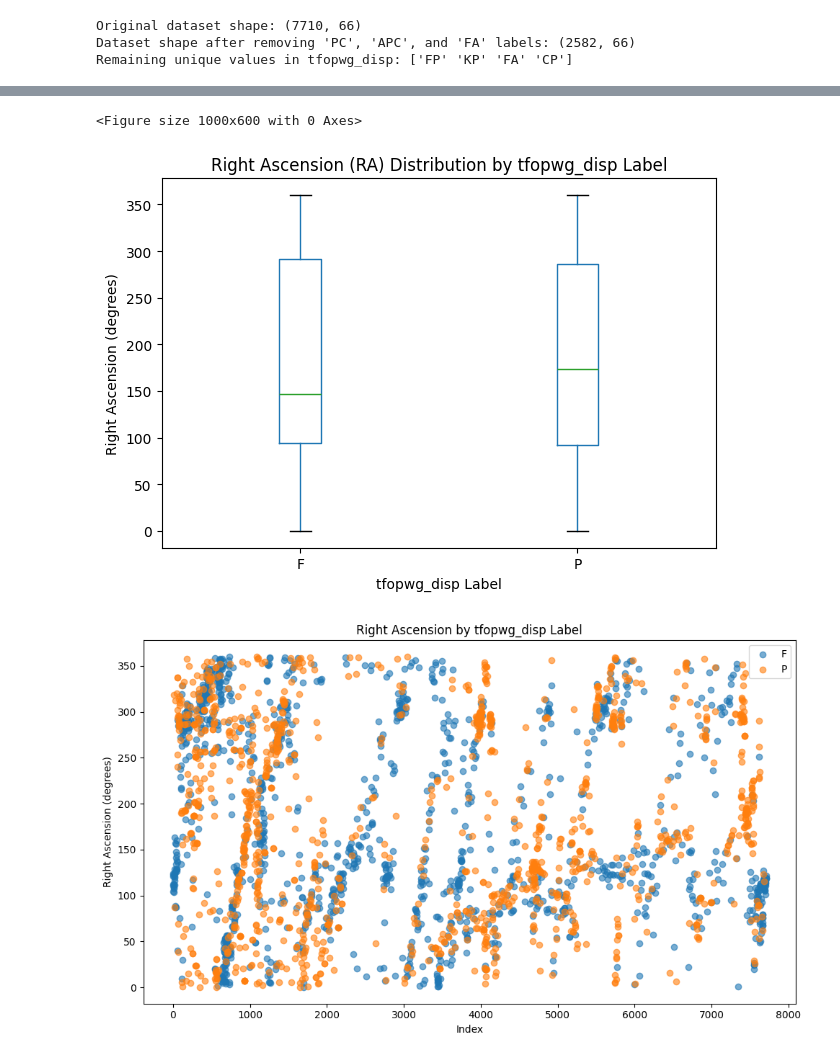
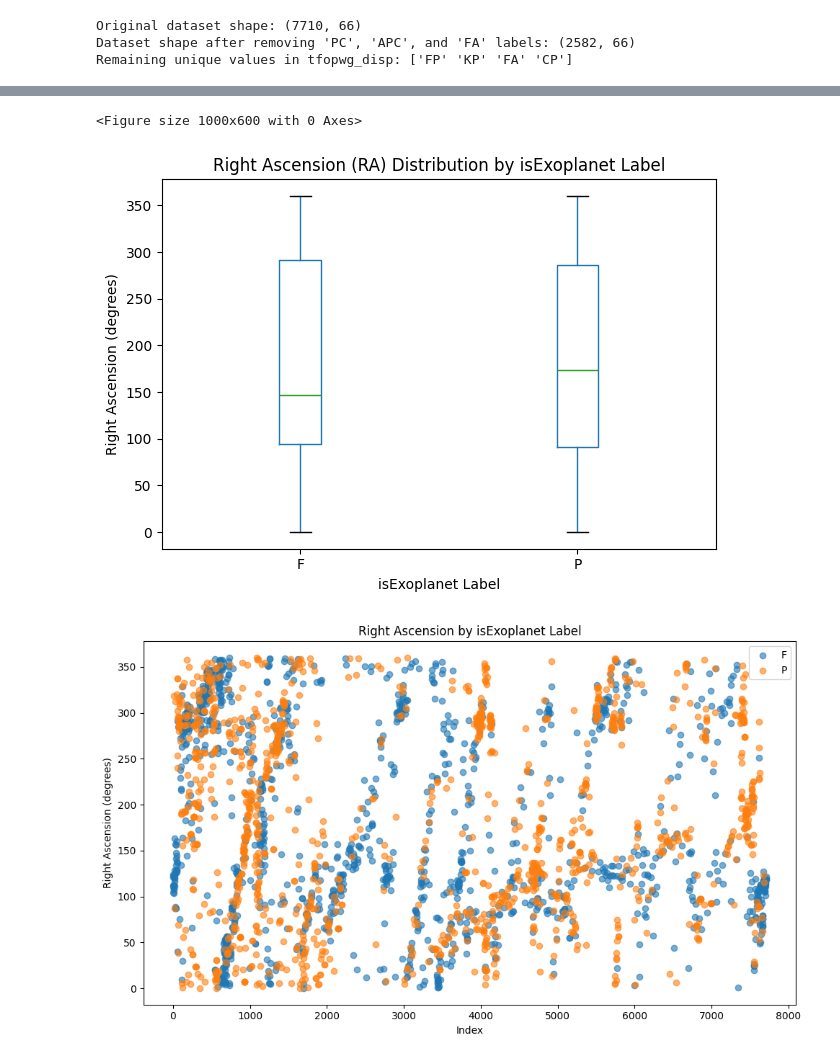
Before and after one commit to Thomaslund1/DisMlFinal, a Jupyter notebook: data_exploration.ipynb, the cells around one changed output, grey strips where cells are left out. Cells and saved outputs as stored; diff of their text form; code cells hidden in the pictures.

Commit message:
update isExoplanet name

```diff
--- a/data_exploration.ipynb
+++ b/data_exploration.ipynb
@@ -65,11 +65,12 @@ Remaining unique values in tfopwg_disp: ['FP' 'KP' 'FA' 'CP']
 
 dataset['tfopwg_disp'] = dataset['tfopwg_disp'].replace({'KP': 'P', 'CP': 'P', 'FA': 'F', 'FP': 'F'})
 # %%
-# View the dataset
+# Rename 'tfopwg_disp' to 'class'
+dataset = dataset.rename(columns={'tfopwg_disp': 'isExoplanet'})
 print(f"Dataset shape: {dataset.shape}")
 print(f"\nColumn names: {list(dataset.columns)}")
-print(f"\nValue counts for tfopwg_disp:")
-print(dataset['tfopwg_disp'].value_counts())
+print(f"\nValue counts for 'isExoplanet':")
+print(dataset['isExoplanet'].value_counts())
 print(f"\nFirst few rows:")
 dataset.head(10)
 # %% [output]
@@ -143,30 +155,30 @@ Name: decstr, dtype: object
 # %%
 import matplotlib.pyplot as plt
 
 # Create a box plot showing ra distribution for each tfopwg_disp label
 plt.figure(figsize=(10, 6))
-dataset.boxplot(column='ra', by='tfopwg_disp', grid=False)
+dataset.boxplot(column='ra', by='isExoplanet', grid=False)
 plt.suptitle('')  # Remove the automatic title
-plt.title('Right Ascension (RA) Distribution by tfopwg_disp Label')
-plt.xlabel('tfopwg_disp Label')
+plt.title('Right Ascension (RA) Distribution by isExoplanet Label')
+plt.xlabel('isExoplanet Label')
 plt.ylabel('Right Ascension (degrees)')
 plt.tight_layout()
 plt.show()
 
 # Alternatively, create a scatter plot
 plt.figure(figsize=(10, 6))
-for label in dataset['tfopwg_disp'].unique():
-    subset = dataset[dataset['tfopwg_disp'] == label]
+for label in dataset['isExoplanet'].unique():
+    subset = dataset[dataset['isExoplanet'] == label]
     plt.scatter(subset.index, subset['ra'], label=label, alpha=0.6)
 plt.xlabel('Index')
 plt.ylabel('Right Ascension (degrees)')
-plt.title('Right Ascension by tfopwg_disp Label')
+plt.title('Right Ascension by isExoplanet Label')
 plt.legend()
 plt.tight_layout()
 plt.show()
 # %% [output]
 <Figure size 1000x600 with 0 Axes>
-[figure, old version]
+[figure, new version]
 [figure]
 # %%
 import matplotlib.pyplot as plt
```
Also changed, not shown: parts of 4 cells of this notebook.
